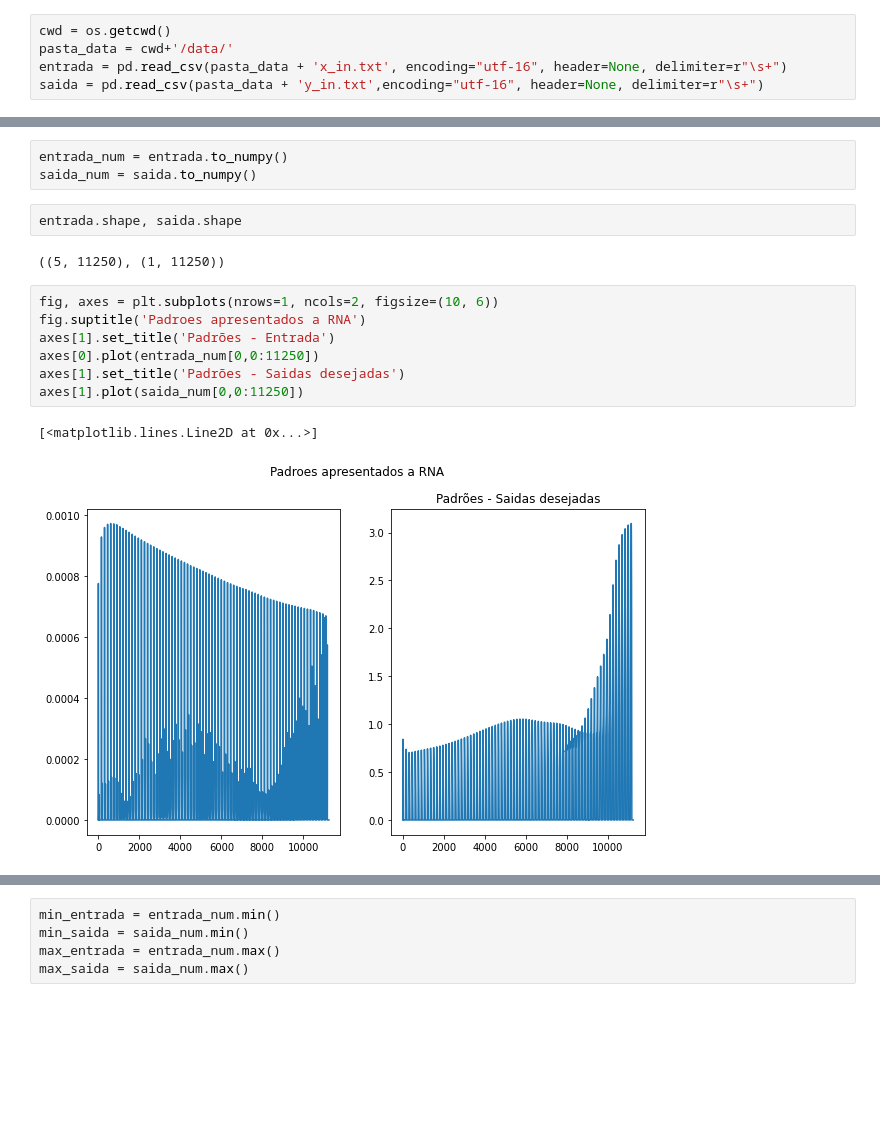
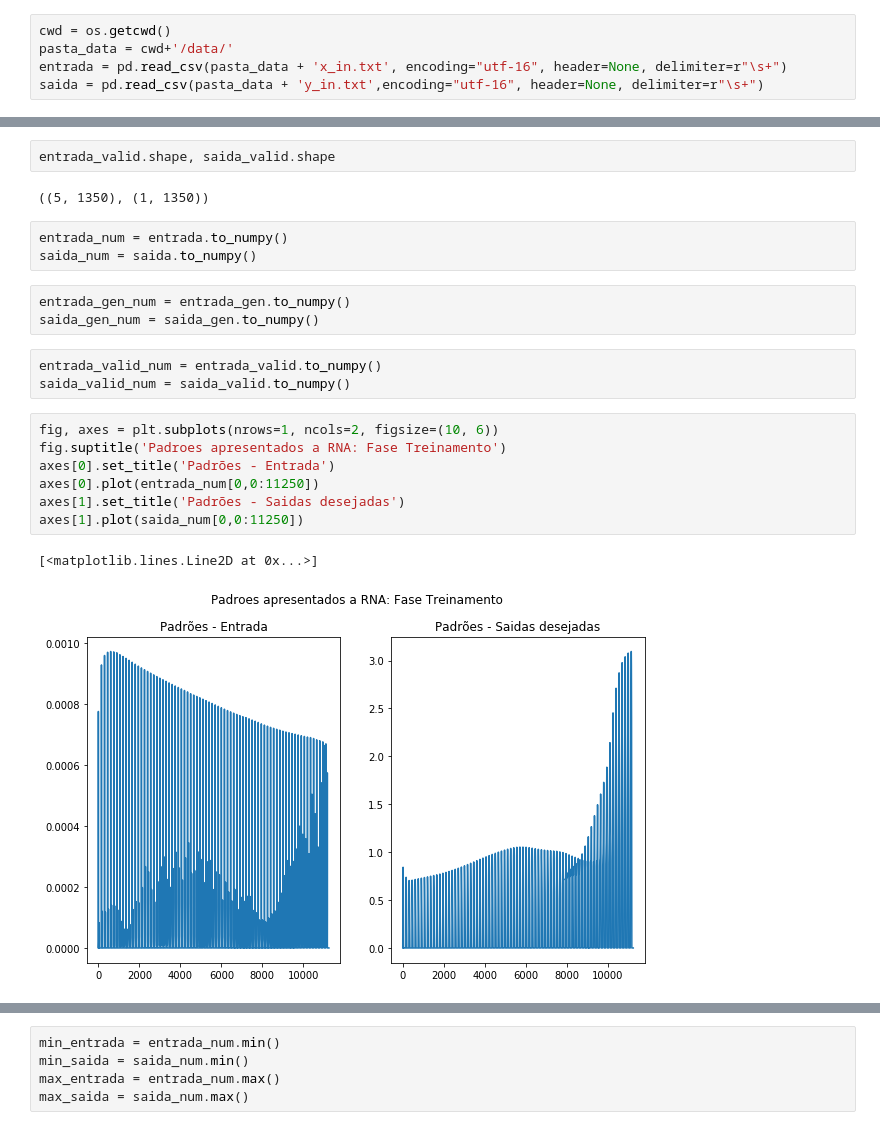
Before and after one commit to sabrinabms/RNA-MPCA-students, a Jupyter notebook: rna&mpca.ipynb, the cells around one changed output, grey strips where cells are left out. Saved outputs shown, nothing was run; the diff lists cells and outputs as text; blank space fills up the shorter version.

```diff
--- a/rna&mpca.ipynb
+++ b/rna&mpca.ipynb
@@ -47,17 +50,23 @@ saida = pd.read_csv(pasta_data + 'y_in.txt',encoding="utf-16", header=None, deli
+# %%
+entrada_valid.shape, saida_valid.shape
+# %% [output]
+((5, 1350), (1, 1350))
 # %%
 entrada_num = entrada.to_numpy()
 saida_num = saida.to_numpy()
-# %%
-entrada.shape, saida.shape
-# %% [output]
-((5, 11250), (1, 11250))
+# %%
+entrada_gen_num = entrada_gen.to_numpy()
+saida_gen_num = saida_gen.to_numpy()
+# %%
+entrada_valid_num = entrada_valid.to_numpy()
+saida_valid_num = saida_valid.to_numpy()
 # %%
 fig, axes = plt.subplots(nrows=1, ncols=2, figsize=(10, 6))
-fig.suptitle('Padroes apresentados a RNA')
-axes[1].set_title('Padrões - Entrada')
+fig.suptitle('Padroes apresentados a RNA: Fase Treinamento')
+axes[0].set_title('Padrões - Entrada')
 axes[0].plot(entrada_num[0,0:11250])
 axes[1].set_title('Padrões - Saidas desejadas')
 axes[1].plot(saida_num[0,0:11250])
 # %% [output]
 [<matplotlib.lines.Line2D at 0x...>]
-[figure, old version]
+[figure, new version]
```
Also changed, not shown: parts of 26 cells of this notebook, 43 other files.
